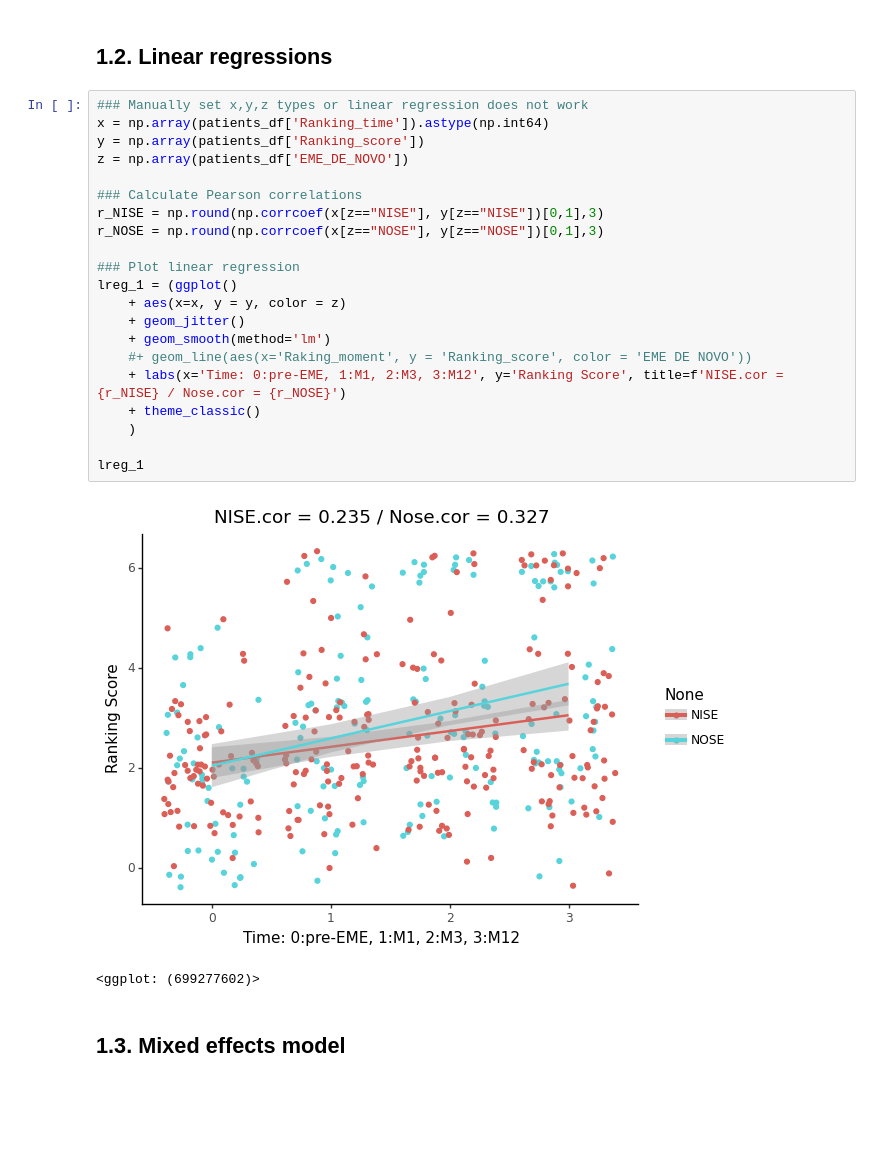
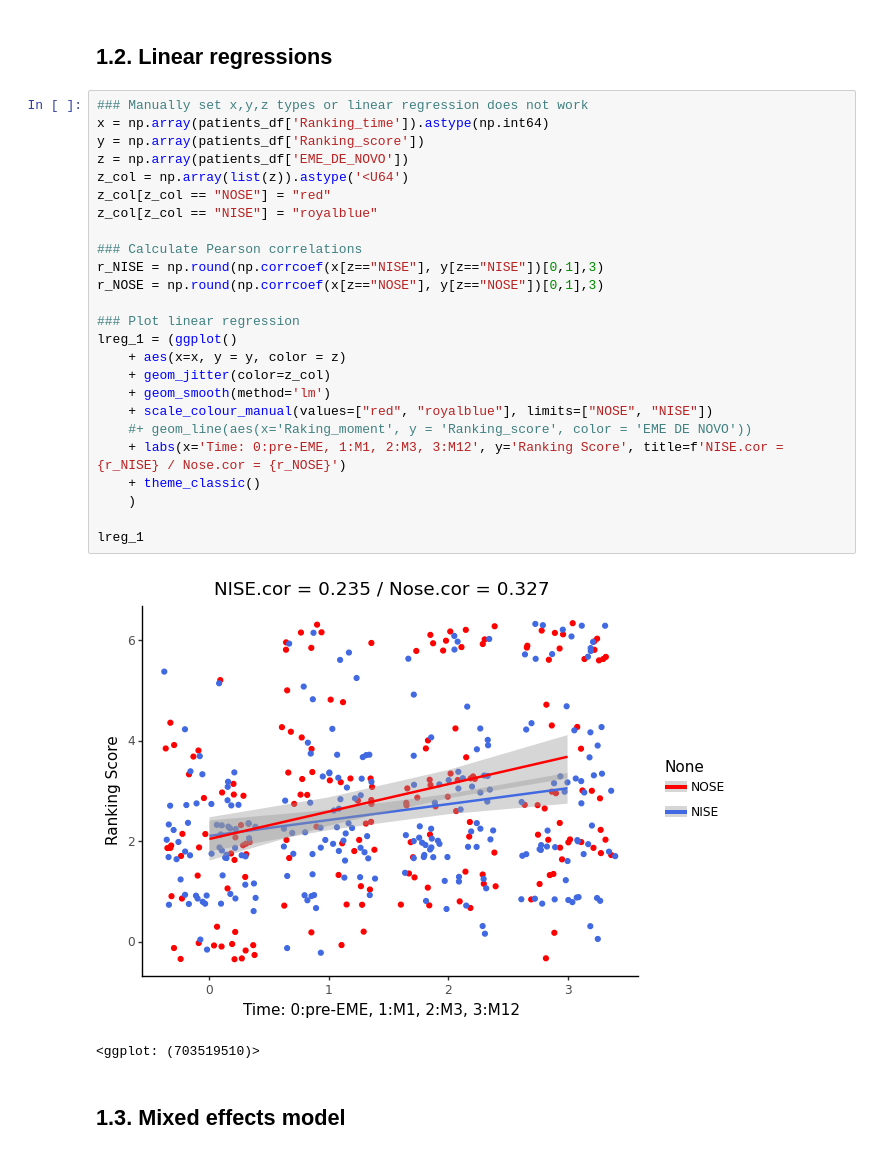
Before and after one commit to LudovicGardy/epicea_epilepsy, a Jupyter notebook: Epicea_2022.ipynb, the cells around one changed output. Saved outputs shown, nothing was run; the diff lists cells and outputs as text; blank space fills up the shorter version.

```diff
--- a/Epicea_2022.ipynb
+++ b/Epicea_2022.ipynb
@@ -77,27 +122,31 @@ boxplot_1
 # %%
 ### Manually set x,y,z types or linear regression does not work
 x = np.array(patients_df['Ranking_time']).astype(np.int64)
 y = np.array(patients_df['Ranking_score'])
 z = np.array(patients_df['EME_DE_NOVO'])
+z_col = np.array(list(z)).astype('<U64')
+z_col[z_col == "NOSE"] = "red"
+z_col[z_col == "NISE"] = "royalblue"
 
 ### Calculate Pearson correlations
 r_NISE = np.round(np.corrcoef(x[z=="NISE"], y[z=="NISE"])[0,1],3)
 r_NOSE = np.round(np.corrcoef(x[z=="NOSE"], y[z=="NOSE"])[0,1],3)
 
 ### Plot linear regression
 lreg_1 = (ggplot()
     + aes(x=x, y = y, color = z)
-    + geom_jitter()
+    + geom_jitter(color=z_col)
     + geom_smooth(method='lm')
+    + scale_colour_manual(values=["red", "royalblue"], limits=["NOSE", "NISE"])
     #+ geom_line(aes(x='Raking_moment', y = 'Ranking_score', color = 'EME DE NOVO'))
     + labs(x='Time: 0:pre-EME, 1:M1, 2:M3, 3:M12', y='Ranking Score', title=f'NISE.cor = {r_NISE} / Nose.cor = {r_NOSE}')
     + theme_classic()
     )
 
 lreg_1
 # %% [output]
-[figure, old version]
+[figure, new version]
-<ggplot: (699277602)>
+<ggplot: (703519510)>
 # %% [markdown]
 ## 1.3. Mixed effects model
 # %%
```
Also changed, not shown: parts of 16 cells of this notebook.
